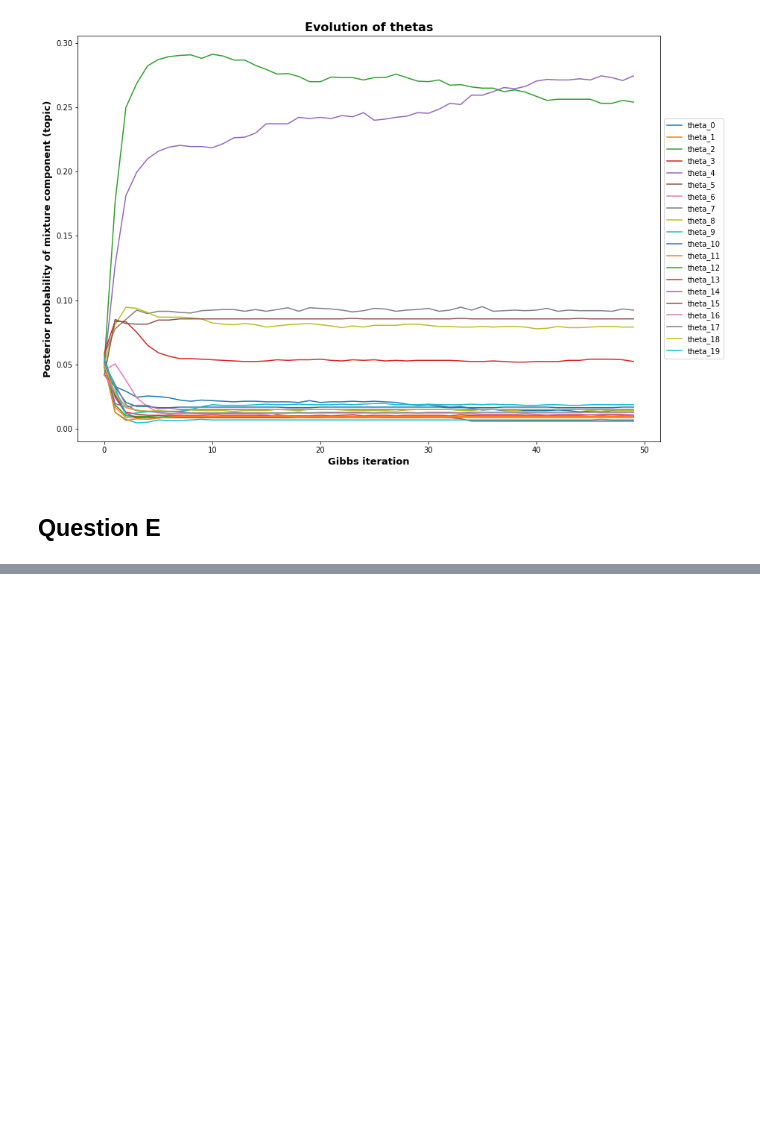
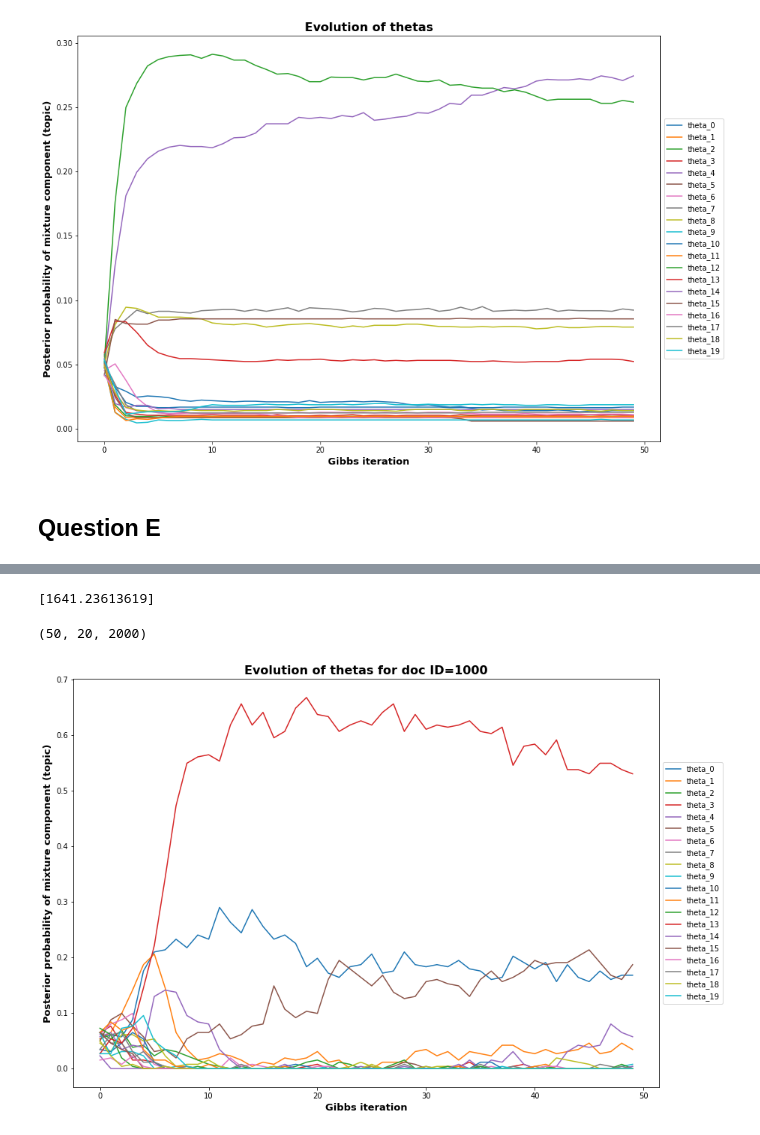
Before and after one commit to AlejandroSantorum/MPhil_MLMI_Cambridge, a Jupyter notebook: 4F13-Probabilistic_Machine_Learning/Lab/lab3/code/coursework3.ipynb, the cells around one changed output, grey strips where cells are left out. Cells and saved outputs as stored; diff of their text form; code cells hidden in the pictures; blank space fills up the shorter version.

```diff
--- a/4F13-Probabilistic_Machine_Learning/Lab/lab3/code/coursework3.ipynb
+++ b/4F13-Probabilistic_Machine_Learning/Lab/lab3/code/coursework3.ipynb
@@ -365,0 +367,11 @@ V = data['V']
+# %%
+np.random.seed(3)
+
+K = 20  # number of clusters
+alpha = .1  # parameter of the Dirichlet over mixture components
+gamma = .1  # parameter of the Dirichlet over words
+n_iters = 50
+perplexity, swk, list_skd, entropies = LDA(A, B, K, alpha, gamma, num_gibbs_iters=n_iters)
+print(perplexity)
+# %% [output]
+[1641.23613619]
@@ -365,0 +384,41 @@ V = data['V']
+# %%
+list_skd.shape
+# %% [output]
+(50, 20, 2000)
+# %%
+def get_thetas_at_iter(list_skd, alpha, docid, gibbs_iter):
+    skd_iter = list_skd[gibbs_iter]
+    skd_doc_iter = skd_iter[:,docid]
+    skd_doc_iter_alpha = skd_doc_iter + alpha
+    thetas_iter = skd_doc_iter_alpha/np.sum(skd_doc_iter_alpha)
+    return thetas_iter
+
+
+def get_thetas_per_iter(list_skd, alpha, docid, total_iters):
+    thetas_per_iter = []
+    for iter in range(total_iters):
+        thetas_iter = get_thetas_at_iter(list_skd, alpha, docid, iter)
+        thetas_per_iter.append(thetas_iter)
+
+    return np.array(thetas_per_iter)
+
+
+def plot_thetas(list_skd, alpha, docid, total_iters):
+    thetas_per_iter = get_thetas_per_iter(list_skd, alpha, docid, total_iters)
+    thetas_per_iter = np.transpose(thetas_per_iter)
+
+    plt.figure(figsize=(0.7*thetas_per_iter.shape[0], 0.5*thetas_per_iter.shape[0]))
+
+    x = range(total_iters)
+    for k in range(thetas_per_iter.shape[0]):
+        plt.plot(x, thetas_per_iter[k], label='theta_'+str(k))
+
+    plt.xlabel("Gibbs iteration", fontweight="bold", fontsize=13)
+    plt.ylabel("Posterior probability of mixture component (topic)", fontweight="bold", fontsize=13)
+    plt.title("Evolution of thetas for doc ID="+str(docid), fontweight="bold", fontsize=16)
+
+    plt.legend(loc='center left', bbox_to_anchor=(1, 0.5))
+# %%
+plot_thetas(list_skd, alpha=0.1, docid=1000, total_iters=n_iters)
+# %% [output]
+[figure, added]
```
Also changed, not shown: parts of 5 cells of this notebook, 2 other files.
